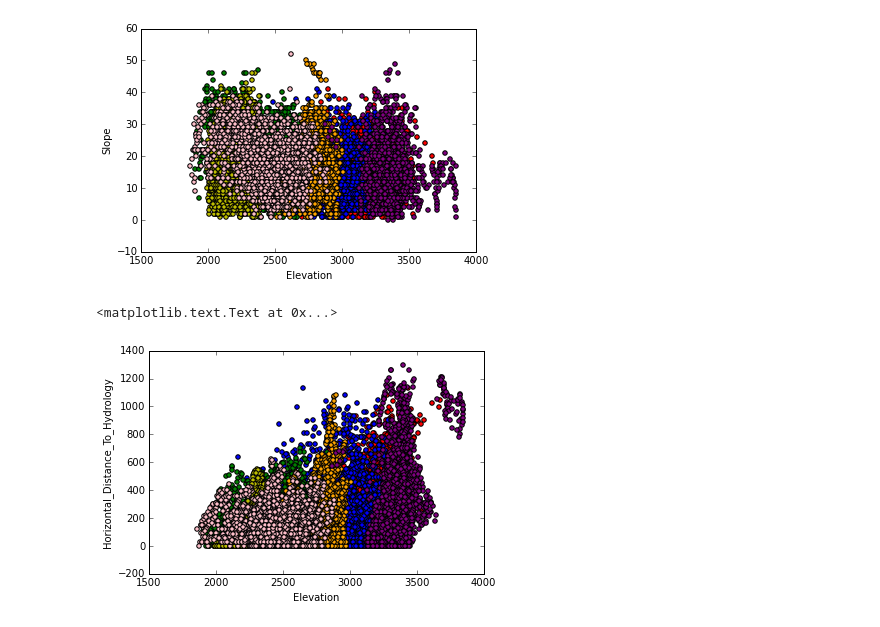
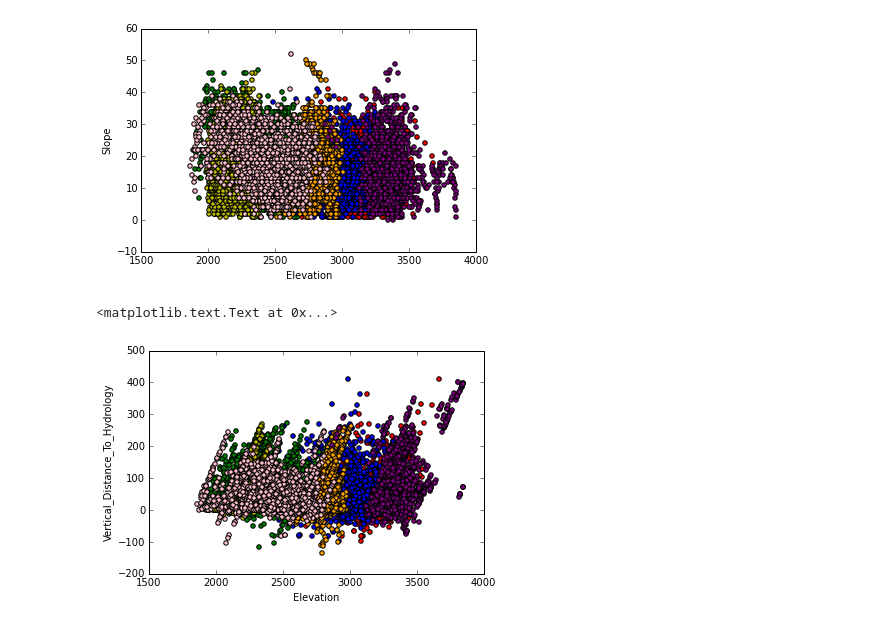
Before and after one commit to rshipskind/forest_cover_type_prediction, a Jupyter notebook: forest_exploration.ipynb, the cells around one changed output. Saved outputs shown, nothing was run; the diff lists cells and outputs as text; code cells hidden in the pictures.

```diff
--- a/forest_exploration.ipynb
+++ b/forest_exploration.ipynb
@@ -64,18 +55,18 @@ plt.ylabel('Slope')
 <matplotlib.text.Text at 0x...>
 [figure]
 # %%
-plt.scatter(spruce.Elevation, spruce.Horizontal_Distance_To_Hydrology, c = 'r')
-plt.scatter(lodgepoll.Elevation, spruce.Horizontal_Distance_To_Hydrology, c = 'b')
-plt.scatter(ponderosa.Elevation, ponderosa.Horizontal_Distance_To_Hydrology, c = 'g')
-plt.scatter(cottonwood.Elevation, cottonwood.Horizontal_Distance_To_Hydrology, c = 'y')
-plt.scatter(aspen.Elevation, aspen.Horizontal_Distance_To_Hydrology, c = 'orange')
-plt.scatter(douglas.Elevation, douglas.Horizontal_Distance_To_Hydrology, c = 'pink')
-plt.scatter(krummholz.Elevation, krummholz.Horizontal_Distance_To_Hydrology, c = 'purple')
+plt.scatter(spruce.Elevation, spruce.Vertical_Distance_To_Hydrology, c = 'r')
+plt.scatter(lodgepoll.Elevation, spruce.Vertical_Distance_To_Hydrology, c = 'b')
+plt.scatter(ponderosa.Elevation, ponderosa.Vertical_Distance_To_Hydrology, c = 'g')
+plt.scatter(cottonwood.Elevation, cottonwood.Vertical_Distance_To_Hydrology, c = 'y')
+plt.scatter(aspen.Elevation, aspen.Vertical_Distance_To_Hydrology, c = 'orange')
+plt.scatter(douglas.Elevation, douglas.Vertical_Distance_To_Hydrology, c = 'pink')
+plt.scatter(krummholz.Elevation, krummholz.Vertical_Distance_To_Hydrology, c = 'purple')
 plt.xlabel('Elevation')
-plt.ylabel('Horizontal_Distance_To_Hydrology')
+plt.ylabel('Vertical_Distance_To_Hydrology')
 # %% [output]
 <matplotlib.text.Text at 0x...>
-[figure, old version]
+[figure, new version]
 # %%
 train_set.describe()
 # %% [output]
```
Also changed, not shown: parts of 12 cells of this notebook, 1 other file.
